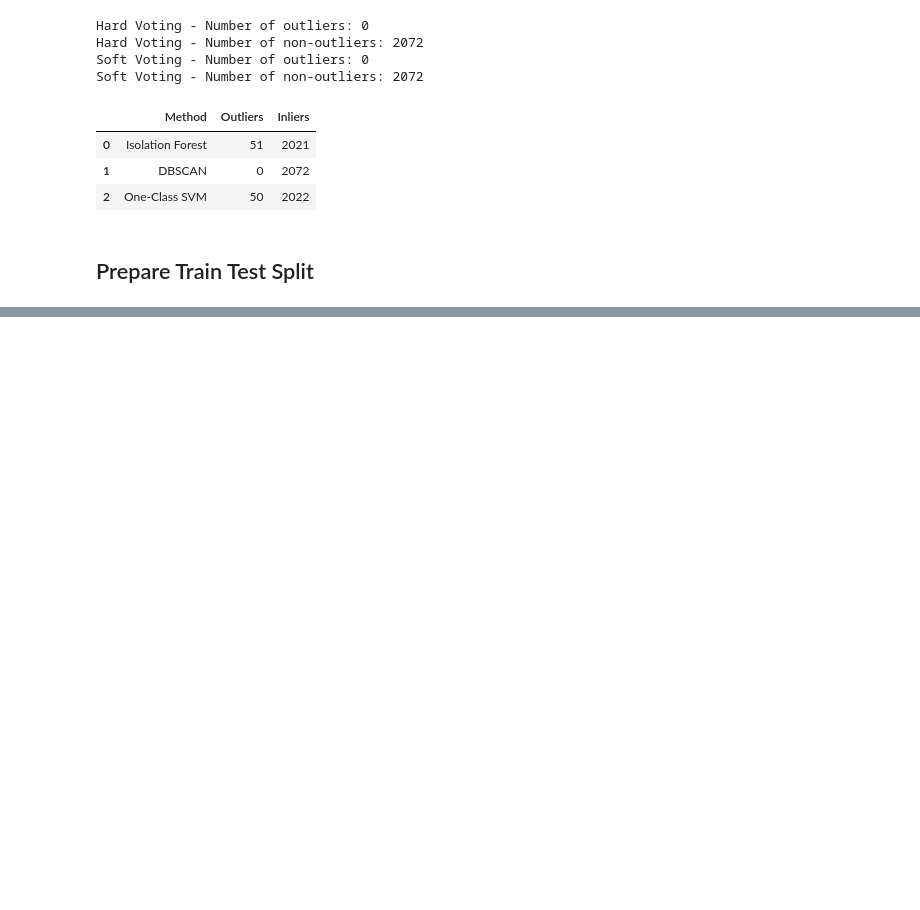
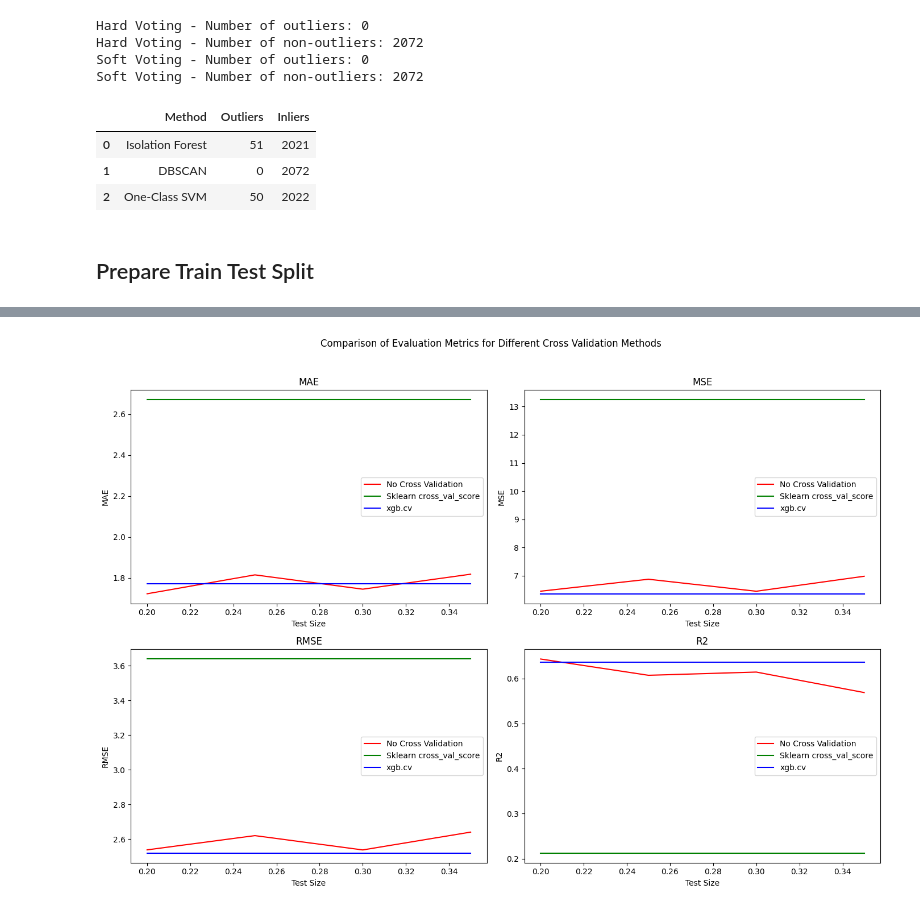
Before and after one commit to roniwahyu/outlier-detection2024, a Jupyter notebook: 01.Dataset-Rofiqul/Ujicoba3-29052024/09_06_0_N2O_Agriculture_TestTraining_IDO_CV.ipynb, the cells around one changed output, grey strips where cells are left out. Saved outputs shown, nothing was run; the diff lists cells and outputs as text; code cells hidden in the pictures; blank space fills up the shorter version.

```diff
--- a/01.Dataset-Rofiqul/Ujicoba3-29052024/09_06_0_N2O_Agriculture_TestTraining_IDO_CV.ipynb
+++ b/01.Dataset-Rofiqul/Ujicoba3-29052024/09_06_0_N2O_Agriculture_TestTraining_IDO_CV.ipynb
@@ -219,0 +185,11 @@ eval_df
+# %%
+test_sizes = [0.2, 0.25, 0.3, 0.35]
+all_results = []
+
+for test_size in test_sizes:
+    results = perform_testing(X, y, test_size)
+    all_results.append(pd.DataFrame(results))
+# %%
+# Combine all results into a single DataFrame
+final_results_df = pd.concat(all_results, ignore_index=True)
+final_results_df
@@ -219,0 +220,23 @@ eval_df
+# %%
+# Plotting the results
+fig, axes = plt.subplots(2, 2, figsize=(14, 10))
+fig.suptitle('Comparison of Evaluation Metrics for Different Cross Validation Methods')
+
+metrics = ['MAE', 'MSE', 'RMSE', 'R2']
+methods = ['No Cross Validation', 'Sklearn cross_val_score', 'xgb.cv']
+colors = ['r', 'g', 'b']
+
+for i, metric in enumerate(metrics):
+    ax = axes[i // 2, i % 2]
+    for j, method in enumerate(methods):
+        method_df = final_results_df[final_results_df['Method'] == method]
+        ax.plot(method_df['Test Size'], method_df[metric], label=method, color=colors[j])
+    ax.set_title(metric)
+    ax.set_xlabel('Test Size')
+    ax.set_ylabel(metric)
+    ax.legend()
+
+plt.tight_layout(rect=[0, 0, 1, 0.96])
+plt.show()
+# %% [output]
+[figure, added]
```
Also changed, not shown: parts of 11 cells of this notebook, 1 other file.
